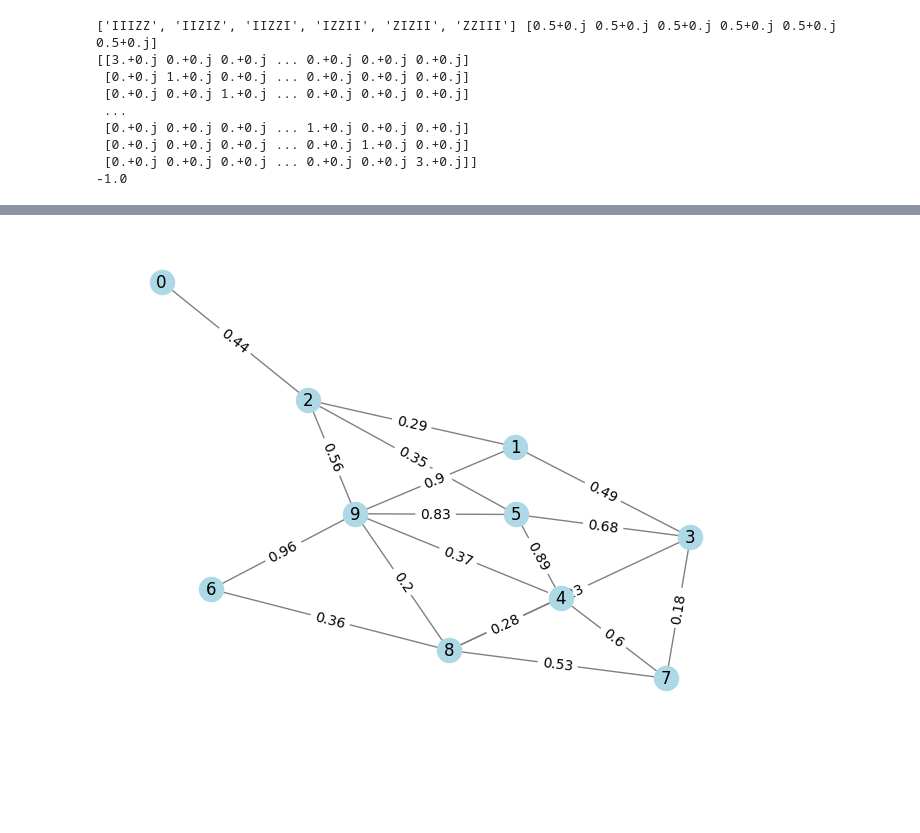
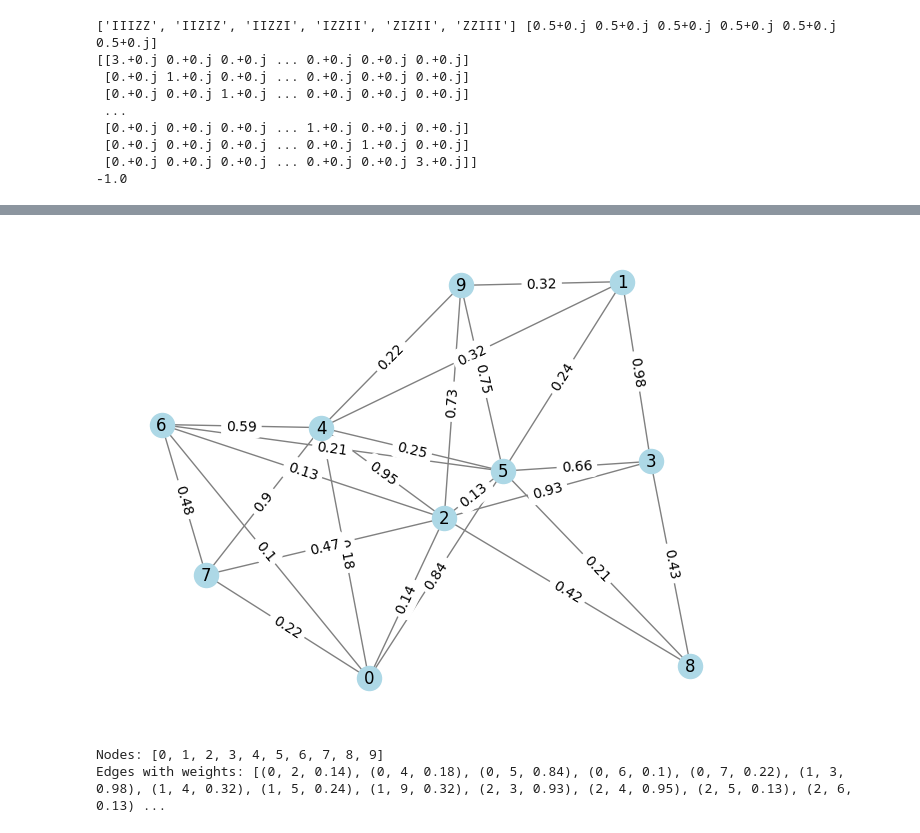
Before and after one commit to ylvasc/QRW, a Jupyter notebook: tests.ipynb, the cells around one changed output, grey strips where cells are left out. Saved outputs shown, nothing was run; the diff lists cells and outputs as text; code cells hidden in the pictures; blank space fills up the shorter version.

```diff
--- a/tests.ipynb
+++ b/tests.ipynb
@@ -220,9 +103,18 @@ Lowest eigenvalue of the custom Hamiltonian:
-# %%
-test_graph = utils.createRandomGraph(10, 0.5)
-
-utils.visualizeGraph(test_graph)
-# %% [output]
-[figure, removed]
+# %%
+test_graph = utils.createRandomGraph(10, 0.5)
+
+utils.visualizeGraph(test_graph)
+nodes = list(test_graph.nodes)
+
+# Get the list of edges and their weights
+edges_with_weights = [(u, v, test_graph.edges[u, v]['weight']) for u, v in test_graph.edges()]
+
+print("Nodes:", nodes)
+print("Edges with weights:", edges_with_weights)
+# %% [output]
+[figure, added]
+Nodes: [0, 1, 2, 3, 4, 5, 6, 7, 8, 9]
+Edges with weights: [(0, 2, 0.14), (0, 4, 0.18), (0, 5, 0.84), (0, 6, 0.1), (0, 7, 0.22), (1, 3, 0.98), (1, 4, 0.32), (1, 5, 0.24), (1, 9, 0.32), (2, 3, 0.93), (2, 4, 0.95), (2, 5, 0.13), (2, 6, 0.13) ...
 # %%
 test_prob=utils.encode(test_graph)
 
```
Also changed, not shown: parts of 6 cells of this notebook, 1 other file.
